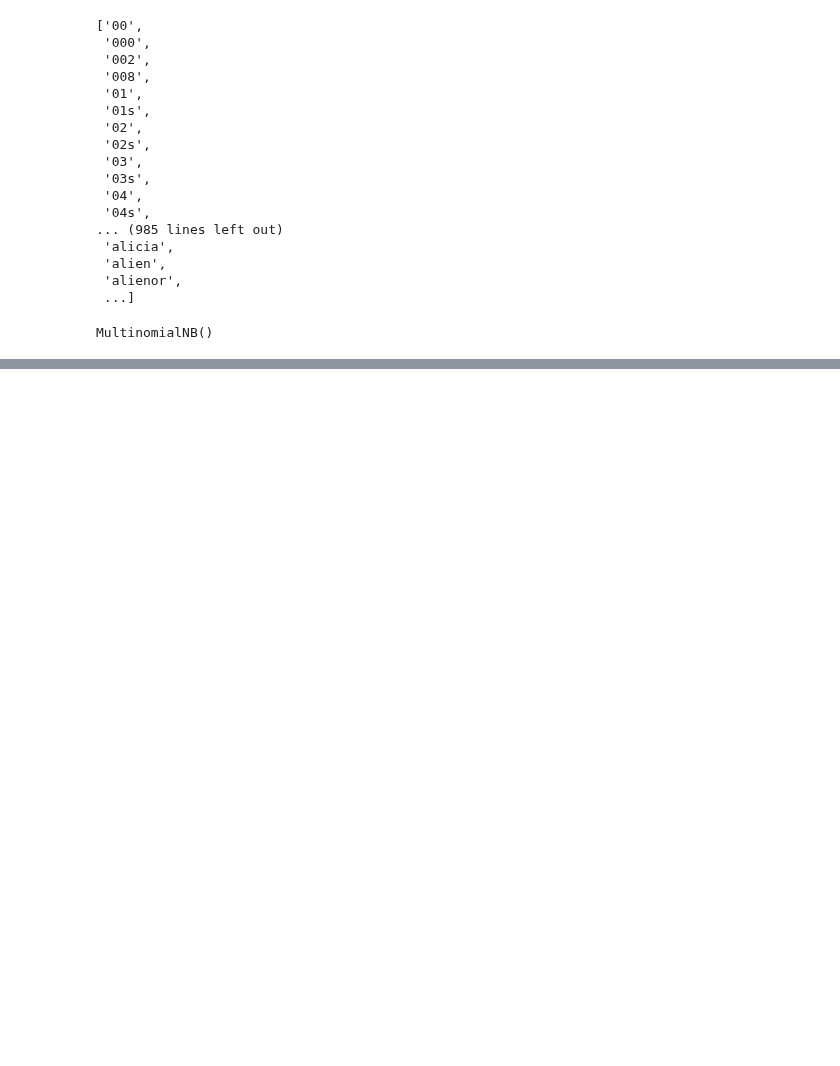
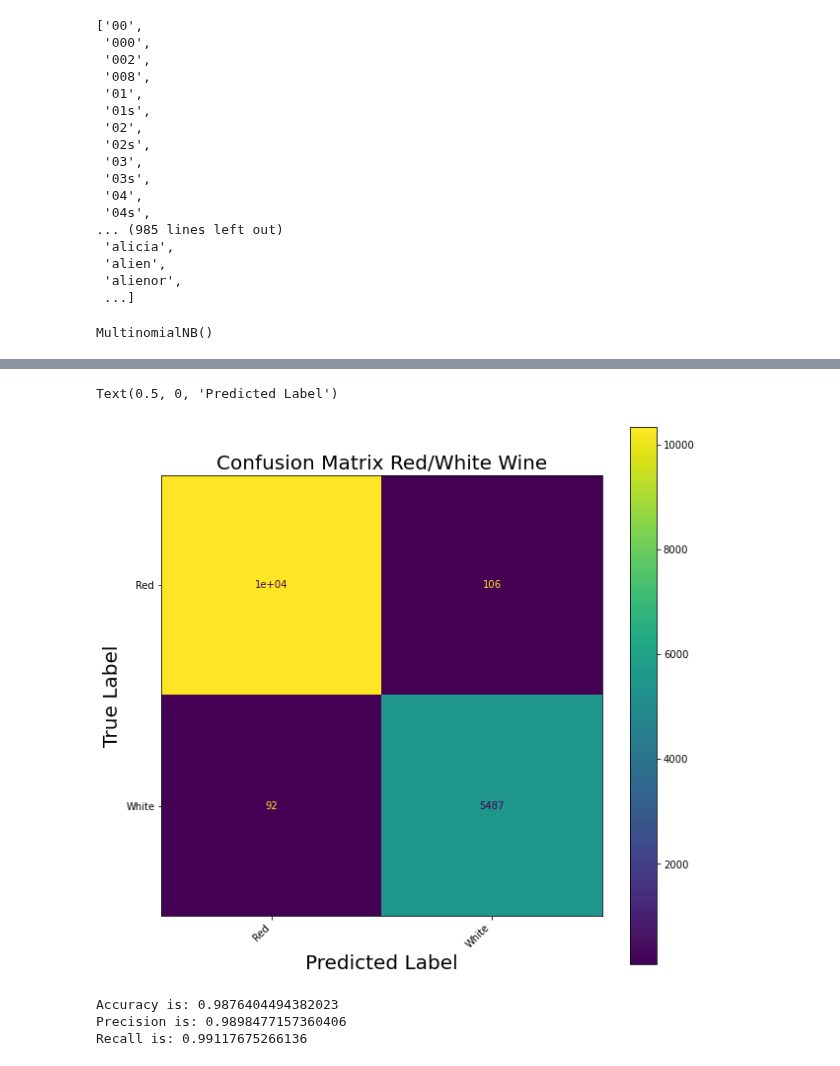
Before and after one commit to ascott011/Wine_Prediction, a Jupyter notebook: Capstone_2.1.ipynb, the cells around one changed output, grey strips where cells are left out. Drawn from its saved outputs; the diff is of its cells as text; code cells hidden in the pictures; blank space fills up the shorter version.

```diff
--- a/Capstone_2.1.ipynb
+++ b/Capstone_2.1.ipynb
@@ -357,0 +366,9 @@ plot_confusion_matrix(multinm_clf, X_test, y_test, ax=ax)
+# %%
+X = new_df['description']
+y = new_df['Red_White']
+# %%
+X_train, X_test, y_train, y_test = train_test_split(X, y, test_size=0.25, shuffle=True)
+# %%
+count_vec_2 = CountVectorizer()
+X_train = count_vec_2.fit_transform(X_train)
+X_test = count_vec_2.transform(X_test)
@@ -357,0 +391,22 @@ plot_confusion_matrix(multinm_clf, X_test, y_test, ax=ax)
+# %%
+fig, ax = plt.subplots(figsize=(10,10))
+plot_confusion_matrix(multinm_clf, X_test, y_test, ax=ax)
+plt.xticks(rotation = 45, ha="right")
+plt.title('Confusion Matrix Red/White Wine', fontsize=20)
+plt.ylabel('True Label', fontsize=20)
+plt.xlabel('Predicted Label', fontsize=20)
+# %% [output]
+Text(0.5, 0, 'Predicted Label')
+[figure, added]
+# %%
+true_positive = red_or_white[0][0]
+false_positive = red_or_white[0][1]
+false_negative = red_or_white[1][0]
+true_negative = red_or_white[1][1]
+print('Accuracy is: {}'.format((true_positive + true_negative)/(true_positive+false_positive+false_negative+true_negative)))
+print('Precision is: {}'.format(true_positive/(true_positive+false_positive)))
+print('Recall is: {}'.format(true_positive/(true_positive+false_negative)))
+# %% [output]
+Accuracy is: 0.9876404494382023
+Precision is: 0.9898477157360406
+Recall is: 0.99117675266136
```
Also changed, not shown: parts of 7 cells of this notebook.
